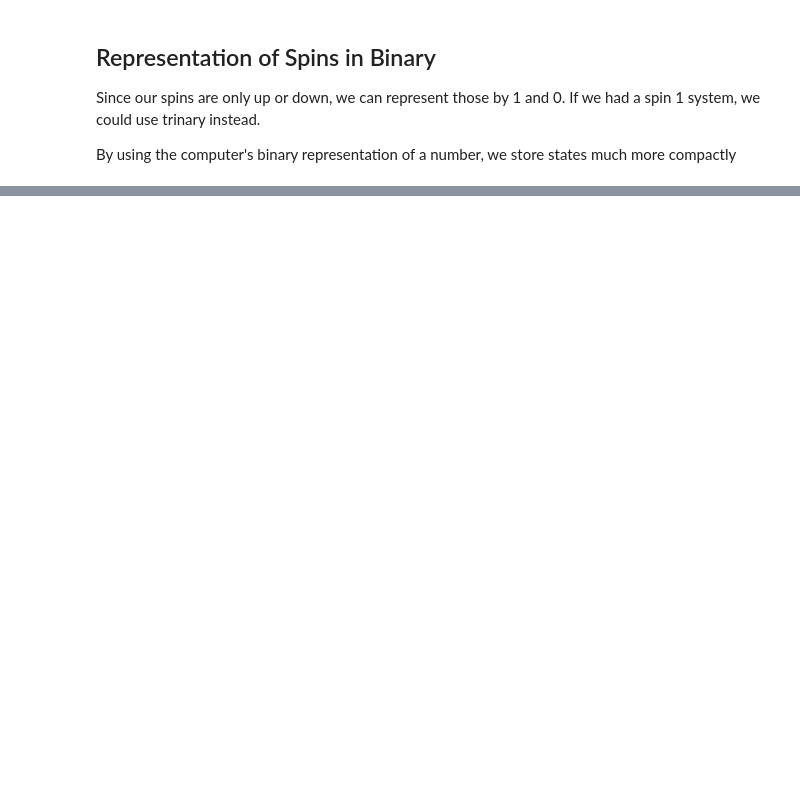
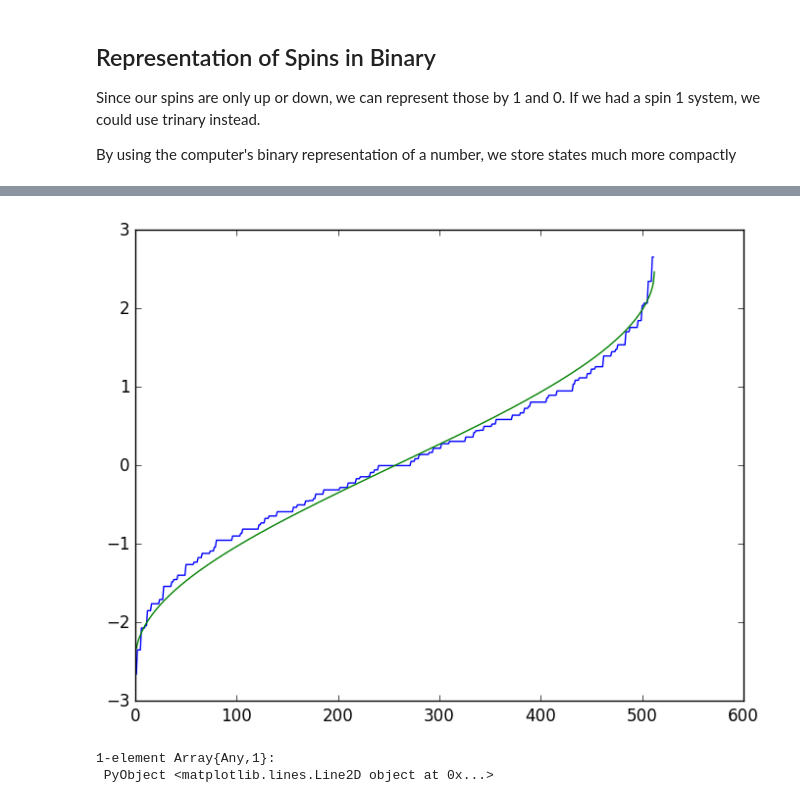
Before and after one commit to albi3ro/M4, a Jupyter notebook: 1D Spin Chain 2.ipynb, the cells around one changed output, grey strips where cells are left out. Drawn from its saved outputs; the diff is of its cells as text; code cells hidden in the pictures; blank space fills up the shorter version.

```diff
--- a/1D Spin Chain 2.ipynb
+++ b/1D Spin Chain 2.ipynb
@@ -177,0 +241,9 @@ eigvals(M)
+# %%
+plot(lambda)
+xtemp=collect(1:length(lambda))
+ytemp=(-acos(xtemp*2/length(lambda)-1)+pi/2)*pi/2
+plot(xtemp,ytemp)
+# %% [output]
+[figure, added]
+1-element Array{Any,1}:
+ PyObject <matplotlib.lines.Line2D object at 0x...>
```
Also changed, not shown: parts of 20 cells of this notebook, 8 other files.
